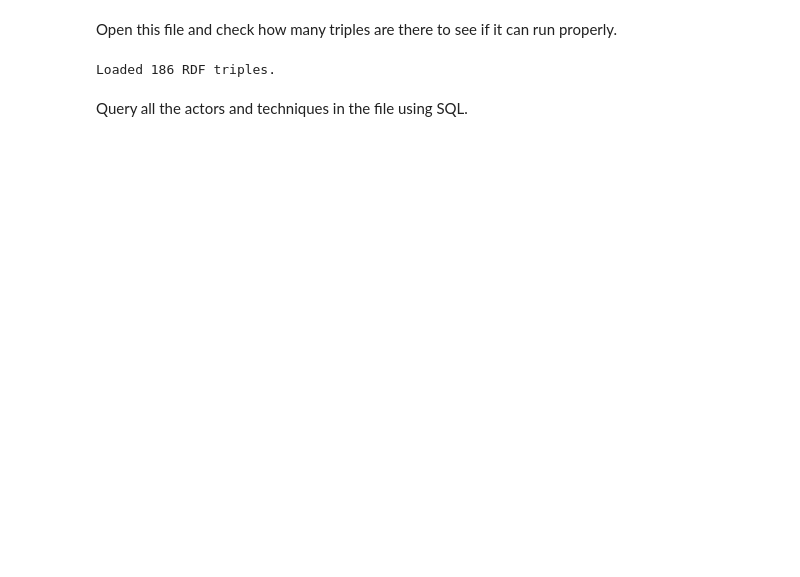
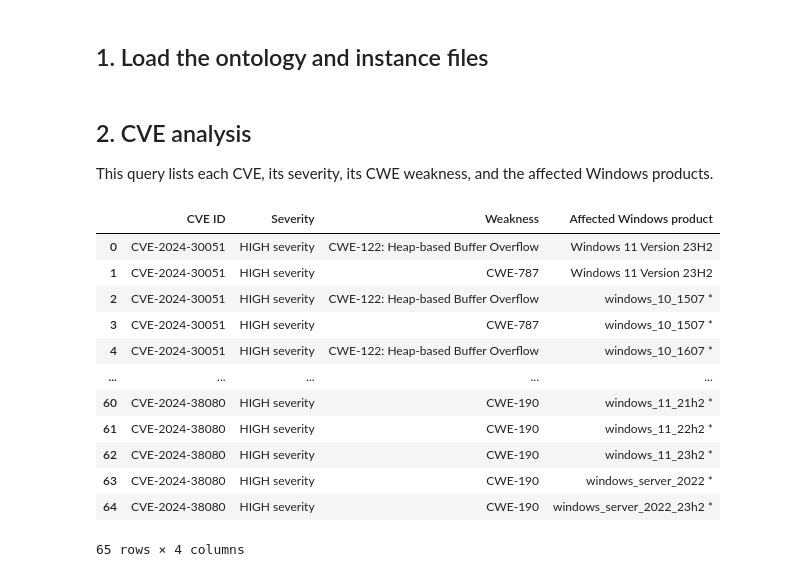
Before and after one commit to Timoseee/windows-cyber-threat-kg, a Jupyter notebook: analysis.ipynb, the cells around one changed output. Cells and saved outputs as stored; diff of their text form; code cells hidden in the pictures; blank space fills up the shorter version.

```diff
--- a/analysis.ipynb
+++ b/analysis.ipynb
@@ -12,14 +23,62 @@ Successfully installed rdflib-7.6.0
-# %% [markdown]
-Open this file and check how many triples are there to see if it can run properly.
+# %% [markdown]
+## 1. Load the ontology and instance files
 # %%
 from rdflib import Graph
+import pandas as pd
+import matplotlib.pyplot as plt
 
-url= ("https://raw.githubusercontent.com/Timoseee/windows-cyber-threat-kg/main/windows-cyber-threat-kg.ttl")
+ontology_url = "https://raw.githubusercontent.com/Timoseee/windows-cyber-threat-kg/main/windows-cyber-threat-ontology.ttl"
+instances_url = "https://raw.githubusercontent.com/Timoseee/windows-cyber-threat-kg/main/windows-cyber-threat-instances.ttl"
 g = Graph()
-g.parse(url,format="turtle")
-
+g.parse(ontology_url, format="turtle")
+g.parse(instances_url, format="turtle")
 print(f"Loaded {len(g)} RDF triples.")
-# %% [output]
-Loaded 186 RDF triples.
-# %% [markdown]
-Query all the actors and techniques in the file using SQL.
+# %% [markdown]
+## 2. CVE analysis
+
+This query lists each CVE, its severity, its CWE weakness, and the affected Windows products.
+# %%
+cve_query = """
+PREFIX cti: <https://github.com/Timoseee/windows-cyber-threat-kg/ontology#>
+PREFIX rdfs: <http://www.w3.org/2000/01/rdf-schema#>
+
+SELECT DISTINCT ?cve_name ?severity_name ?weakness_name ?product_name
+WHERE {
+    ?cve a cti:Vulnerability;
+         rdfs:label ?cve_name;
+         cti:hasSeverity ?severity;
+         cti:hasWeakness ?weakness;
+         cti:affectsProduct ?product.
+
+    ?severity rdfs:label ?severity_name.
+    ?weakness rdfs:label ?weakness_name.
+    ?product rdfs:label ?product_name.
+}
+ORDER BY ?cve_name ?product_name
+"""
+
+cve_rows = []
+for row in g.query(cve_query):
+    cve_rows.append({
+        "CVE ID": str(row.cve_name),
+        "Severity": str(row.severity_name),
+        "Weakness": str(row.weakness_name),
+        "Affected Windows product": str(row.product_name)
+    })
+
+cve_df = pd.DataFrame(cve_rows).drop_duplicates()
+cve_df
+# %% [output]
+|  | CVE ID | Severity | Weakness | Affected Windows product |
+| 0 | CVE-2024-30051 | HIGH severity | CWE-122: Heap-based Buffer Overflow | Windows 11 Version 23H2 |
+| 1 | CVE-2024-30051 | HIGH severity | CWE-787 | Windows 11 Version 23H2 |
+| 2 | CVE-2024-30051 | HIGH severity | CWE-122: Heap-based Buffer Overflow | windows_10_1507 * |
+| 3 | CVE-2024-30051 | HIGH severity | CWE-787 | windows_10_1507 * |
+| 4 | CVE-2024-30051 | HIGH severity | CWE-122: Heap-based Buffer Overflow | windows_10_1607 * |
+| ... | ... | ... | ... | ... |
+| 60 | CVE-2024-38080 | HIGH severity | CWE-190 | windows_11_21h2 * |
+| 61 | CVE-2024-38080 | HIGH severity | CWE-190 | windows_11_22h2 * |
+| 62 | CVE-2024-38080 | HIGH severity | CWE-190 | windows_11_23h2 * |
+| 63 | CVE-2024-38080 | HIGH severity | CWE-190 | windows_server_2022 * |
+| 64 | CVE-2024-38080 | HIGH severity | CWE-190 | windows_server_2022_23h2 * |
+65 rows × 4 columns
```
Also changed, not shown: parts of 17 cells of this notebook, 4 other files.
